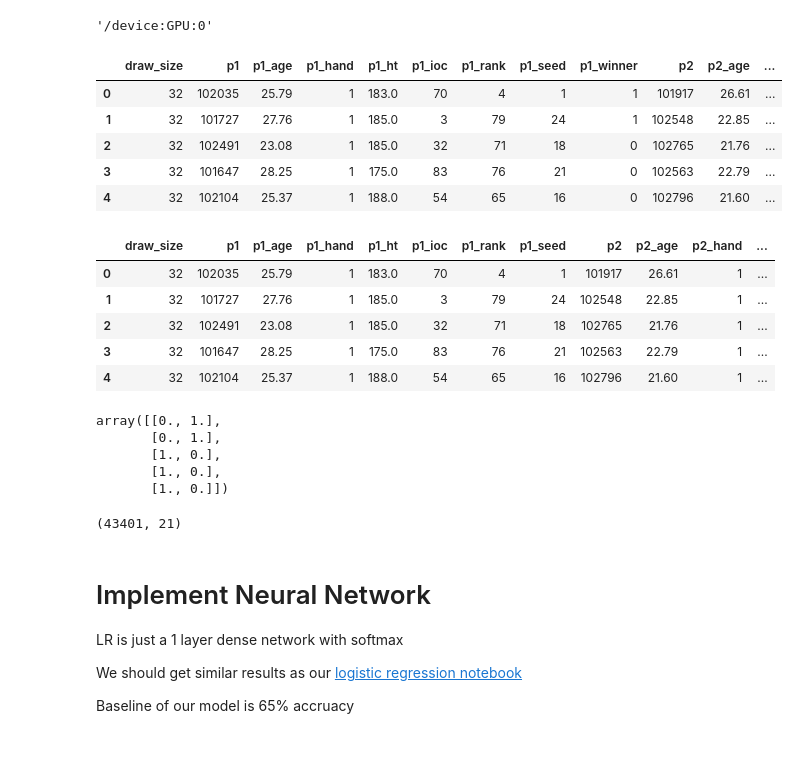
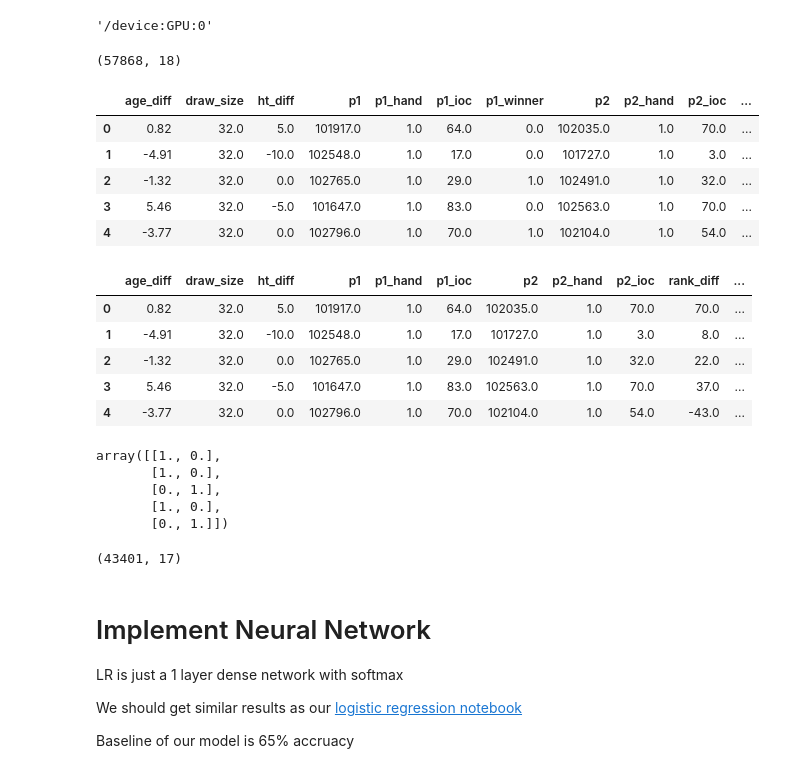
Before and after one commit to sv650s/atp-tennis-predictions, a Jupyter notebook: notebooks/6-atp_neural_network.ipynb, the cells around one changed output. Saved outputs shown, nothing was run; the diff lists cells and outputs as text; code cells hidden in the pictures.

```diff
--- a/notebooks/6-atp_neural_network.ipynb
+++ b/notebooks/6-atp_neural_network.ipynb
@@ -57,15 +61,17 @@ LABEL_COL = 'p1_winner'
 
 sys.path.append(DRIVE_DIR)
 # %%
-features_orig = pd.read_csv(FEATURE_FILE_1998)
+features_orig = pd.read_csv(FEATURE_FILE_1998_DIFF)
+print(features_orig.shape)
 features_orig.head()
 # %% [output]
+(57868, 18)
-|  | draw_size | p1 | p1_age | p1_hand | p1_ht | p1_ioc | p1_rank | p1_seed | p1_winner | p2 | p2_age | ... |
-| 0 | 32 | 102035 | 25.79 | 1 | 183.0 | 70 | 4 | 1 | 1 | 101917 | 26.61 | ... |
-| 1 | 32 | 101727 | 27.76 | 1 | 185.0 | 3 | 79 | 24 | 1 | 102548 | 22.85 | ... |
-| 2 | 32 | 102491 | 23.08 | 1 | 185.0 | 32 | 71 | 18 | 0 | 102765 | 21.76 | ... |
-| 3 | 32 | 101647 | 28.25 | 1 | 175.0 | 83 | 76 | 21 | 0 | 102563 | 22.79 | ... |
-| 4 | 32 | 102104 | 25.37 | 1 | 188.0 | 54 | 65 | 16 | 0 | 102796 | 21.60 | ... |
+|  | age_diff | draw_size | ht_diff | p1 | p1_hand | p1_ioc | p1_winner | p2 | p2_hand | p2_ioc | ... |
+| 0 | 0.82 | 32.0 | 5.0 | 101917.0 | 1.0 | 64.0 | 0.0 | 102035.0 | 1.0 | 70.0 | ... |
+| 1 | -4.91 | 32.0 | -10.0 | 102548.0 | 1.0 | 17.0 | 0.0 | 101727.0 | 1.0 | 3.0 | ... |
+| 2 | -1.32 | 32.0 | 0.0 | 102765.0 | 1.0 | 29.0 | 1.0 | 102491.0 | 1.0 | 32.0 | ... |
+| 3 | 5.46 | 32.0 | -5.0 | 101647.0 | 1.0 | 83.0 | 0.0 | 102563.0 | 1.0 | 70.0 | ... |
+| 4 | -3.77 | 32.0 | 0.0 | 102796.0 | 1.0 | 70.0 | 1.0 | 102104.0 | 1.0 | 54.0 | ... |
 # %%
 features = features_orig
 # extra our label column
@@ -78,20 +84,20 @@ features = features.drop([LABEL_COL], axis=1)
 
 features.head()
 # %% [output]
-|  | draw_size | p1 | p1_age | p1_hand | p1_ht | p1_ioc | p1_rank | p1_seed | p2 | p2_age | p2_hand | ... |
-| 0 | 32 | 102035 | 25.79 | 1 | 183.0 | 70 | 4 | 1 | 101917 | 26.61 | 1 | ... |
-| 1 | 32 | 101727 | 27.76 | 1 | 185.0 | 3 | 79 | 24 | 102548 | 22.85 | 1 | ... |
-| 2 | 32 | 102491 | 23.08 | 1 | 185.0 | 32 | 71 | 18 | 102765 | 21.76 | 1 | ... |
-| 3 | 32 | 101647 | 28.25 | 1 | 175.0 | 83 | 76 | 21 | 102563 | 22.79 | 1 | ... |
-| 4 | 32 | 102104 | 25.37 | 1 | 188.0 | 54 | 65 | 16 | 102796 | 21.60 | 1 | ... |
+|  | age_diff | draw_size | ht_diff | p1 | p1_hand | p1_ioc | p2 | p2_hand | p2_ioc | rank_diff | ... |
+| 0 | 0.82 | 32.0 | 5.0 | 101917.0 | 1.0 | 64.0 | 102035.0 | 1.0 | 70.0 | 70.0 | ... |
+| 1 | -4.91 | 32.0 | -10.0 | 102548.0 | 1.0 | 17.0 | 101727.0 | 1.0 | 3.0 | 8.0 | ... |
+| 2 | -1.32 | 32.0 | 0.0 | 102765.0 | 1.0 | 29.0 | 102491.0 | 1.0 | 32.0 | 22.0 | ... |
+| 3 | 5.46 | 32.0 | -5.0 | 101647.0 | 1.0 | 83.0 | 102563.0 | 1.0 | 70.0 | 37.0 | ... |
+| 4 | -3.77 | 32.0 | 0.0 | 102796.0 | 1.0 | 70.0 | 102104.0 | 1.0 | 54.0 | -43.0 | ... |
 # %%
 labels_encoded[:5]
 # %% [output]
-array([[0., 1.],
+array([[1., 0.],
+       [1., 0.],
        [0., 1.],
        [1., 0.],
-       [1., 0.],
-       [1., 0.]])
+       [0., 1.]])
 # %%
 # split into training and test set
 X_train, X_test, y_train_encoded, y_test_encoded = train_test_split(features, labels_encoded)
@@ -99,7 +105,7 @@ y_test = label_encoder.inverse_transform(y_test_encoded)
 # %%
 X_train.shape
 # %% [output]
-(43401, 21)
+(43401, 17)
 # %% [markdown]
 # Implement Neural Network
 
```
Also changed, not shown: parts of 9 cells of this notebook.
